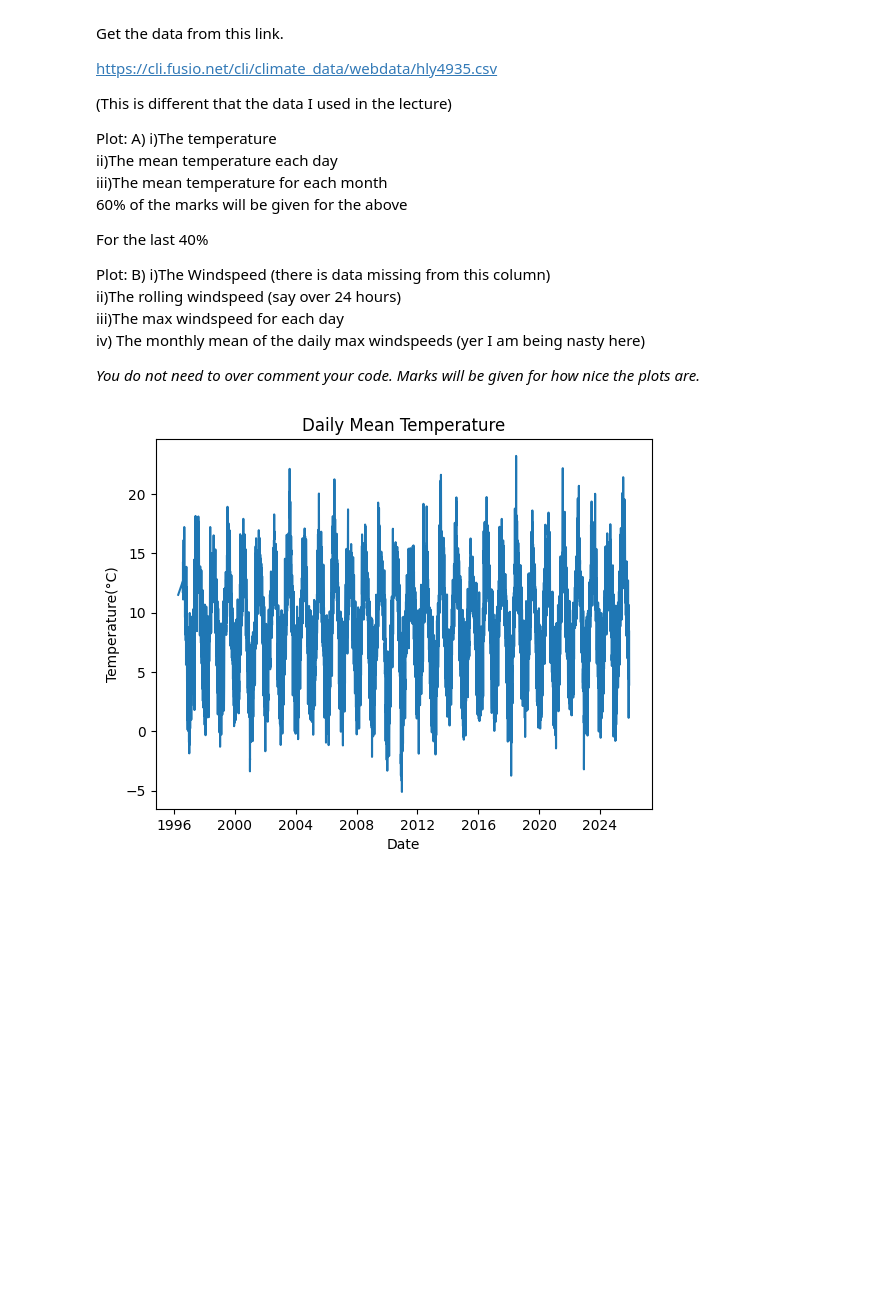
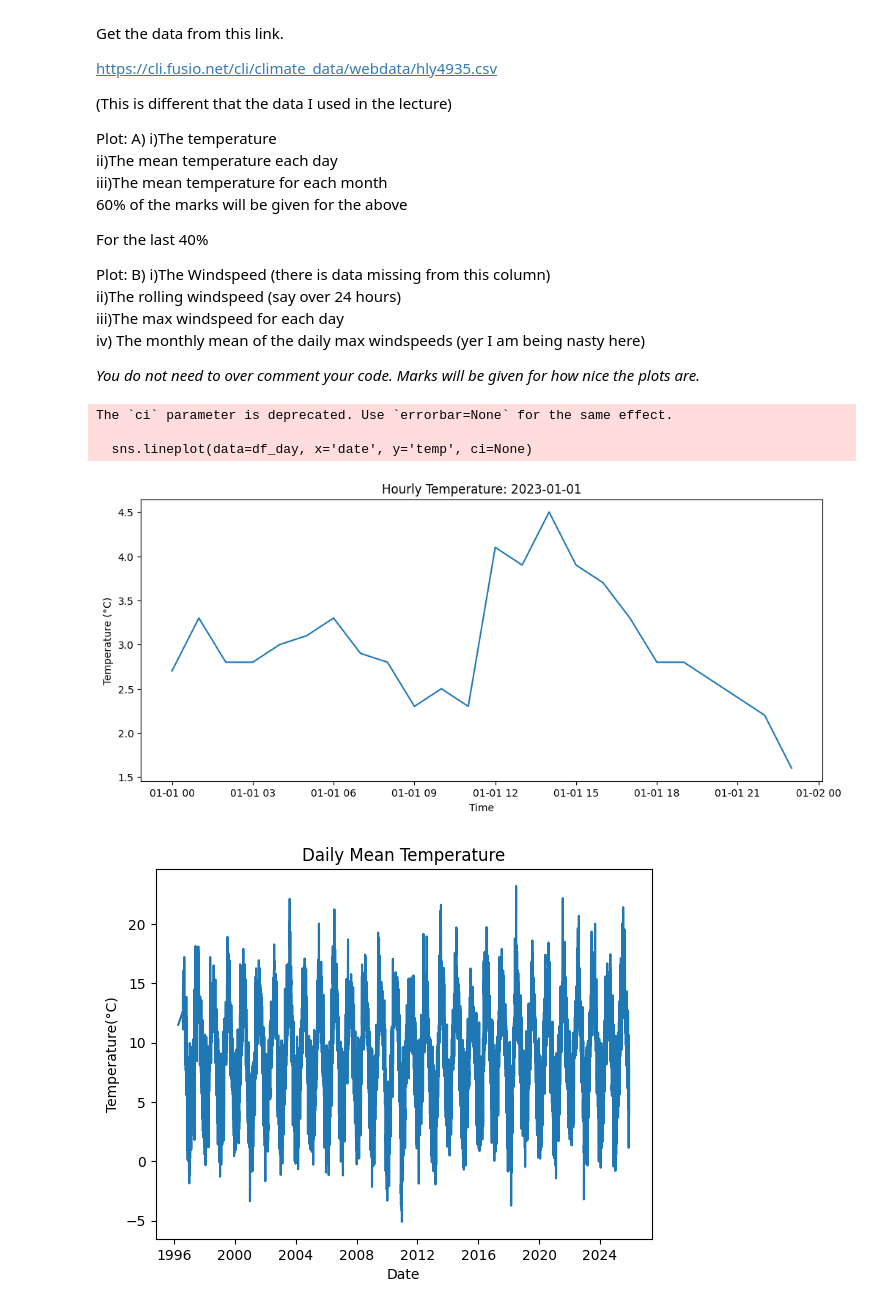
Before and after one commit to Mr-Scarf/programming-for-data-analytics, a Jupyter notebook: assignments/assignment_6_Weather.ipynb, the cells around one changed output. Drawn from its saved outputs; the diff is of its cells as text; code cells hidden in the pictures; blank space fills up the shorter version.

```diff
--- a/assignments/assignment_6_Weather.ipynb
+++ b/assignments/assignment_6_Weather.ipynb
@@ -34,18 +34,38 @@ import matplotlib.pyplot as plt
 # %%
 # Read in Data
 # Skip first 23 rows to access data
 df = pd.read_csv("https://cli.fusio.net/cli/climate_data/webdata/hly4935.csv", skiprows=23)
 #df.head(25)
 
 
 # A)i) Plot the temperature
 
 #sns.lineplot(data=df, x="date", y="temp")
 #plt.plot(df["date"], df["temp"])
 #plt.show()
 
 #Using seaborn & matplotlib the kernel crashes due to the volume of data when trying to plot the hourly temperature across the period in dataset (1996 - 2025)
-# We will resample the data to daily mean temperature for plotting as per ii) below
+# We will plot the hourly temperature across the 1st January 2023 only to avoid crashing the kernel
+
+# Convert 'date' column to datetime
+df['date'] = pd.to_datetime(df['date'])
+
+# For 1 day - 1st Jan 2023)
+single_day = pd.to_datetime('2023-01-01').date()
+df_day = df[df['date'].dt.date == single_day]
+
+# Plot hourly temperature
+plt.figure(figsize=(12,5))  #REF: Add as default was too tight
+sns.lineplot(data=df_day, x='date', y='temp', ci=None) # REF: https://seaborn.pydata.org/generated/seaborn.lineplot.html
+plt.title(f'Hourly Temperature: {single_day}')
+plt.xlabel('Time')
+plt.ylabel('Temperature (°C)')
+plt.show()
+# %% [output]
+The `ci` parameter is deprecated. Use `errorbar=None` for the same effect.
+
+  sns.lineplot(data=df_day, x='date', y='temp', ci=None)
+[figure, added]
 # %%
 # A)ii) Plot the mean temperature each day
 
```
Also changed, not shown: parts of 1 cell of this notebook, 3 other files.
